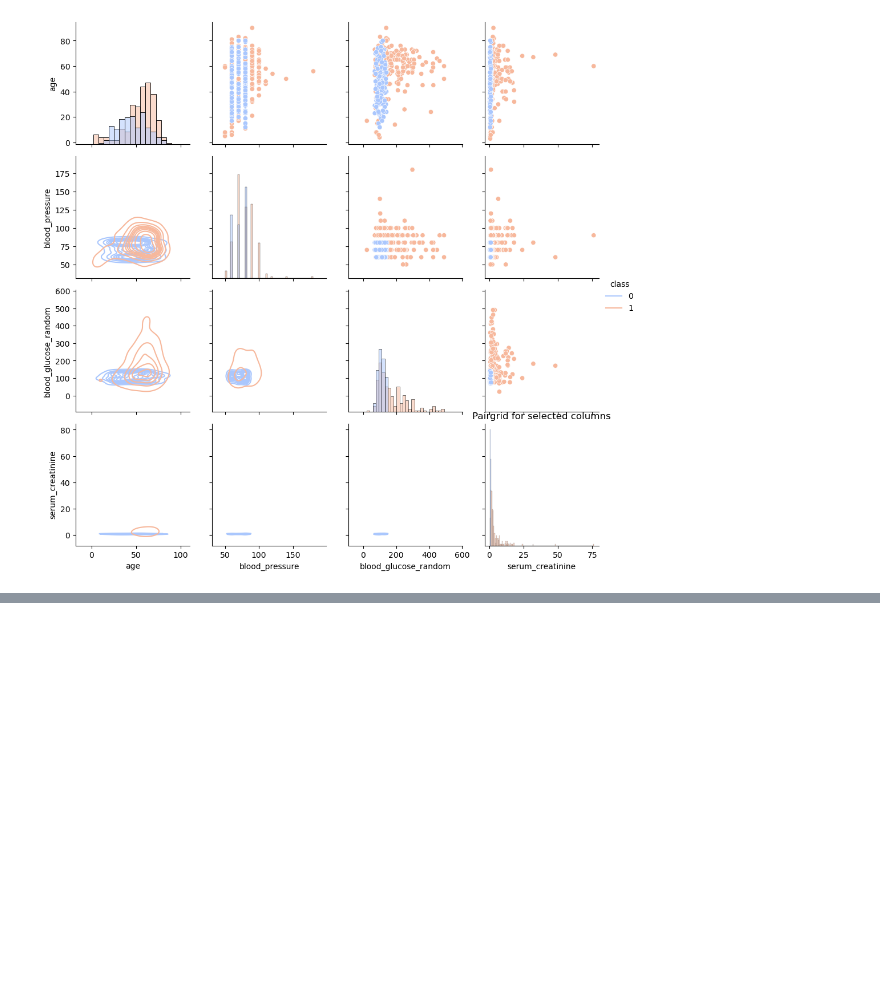
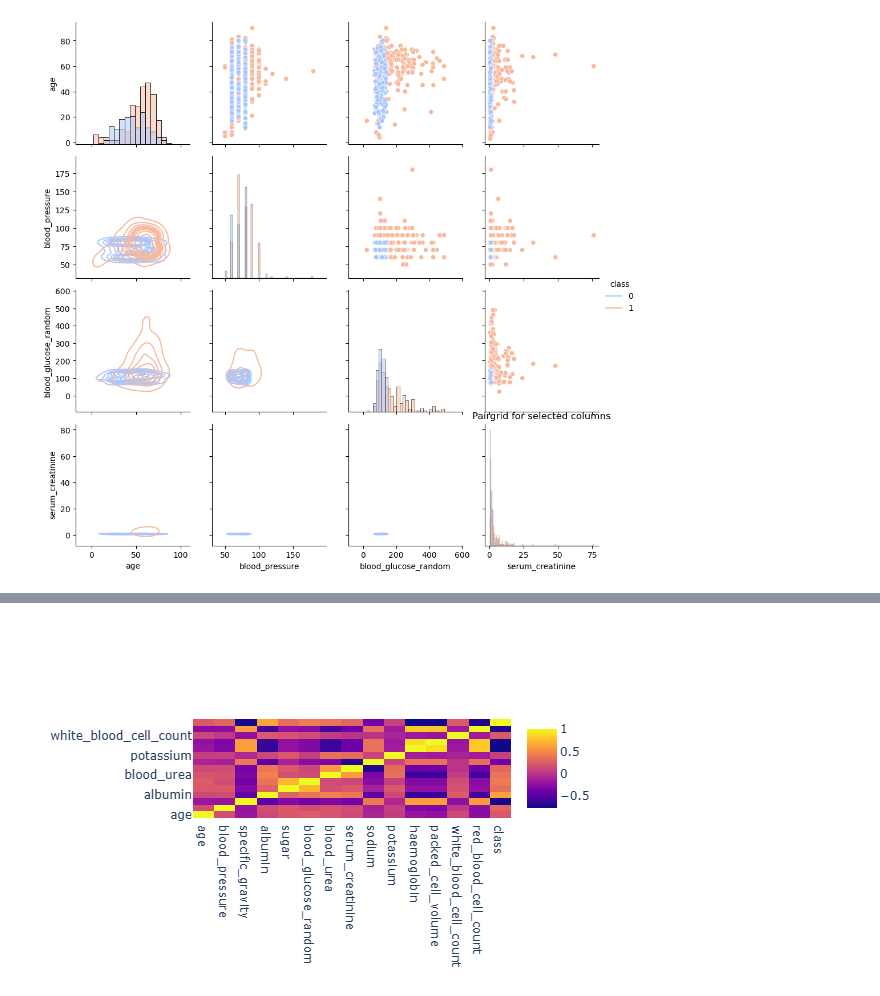
Before and after one commit to anshgupta1903/EDA, a Jupyter notebook: EDA_CronicDesease.ipynb, the cells around one changed output, grey strips where cells are left out. Saved outputs shown, nothing was run; the diff lists cells and outputs as text; code cells hidden in the pictures; blank space fills up the shorter version.

```diff
--- a/EDA_CronicDesease.ipynb
+++ b/EDA_CronicDesease.ipynb
@@ -601,0 +656,8 @@ plt.show()
+# %%
+import plotly.graph_objects as go
+
+data_corr = df.corr(numeric_only = True)
+fig = go.Figure(data = go.Heatmap(z = data_corr.values, x = data_corr.columns, y = data_corr.index))
+fig.show()
+# %% [output]
+[figure, added]
```
Also changed, not shown: parts of 25 cells of this notebook, 2 other files.
